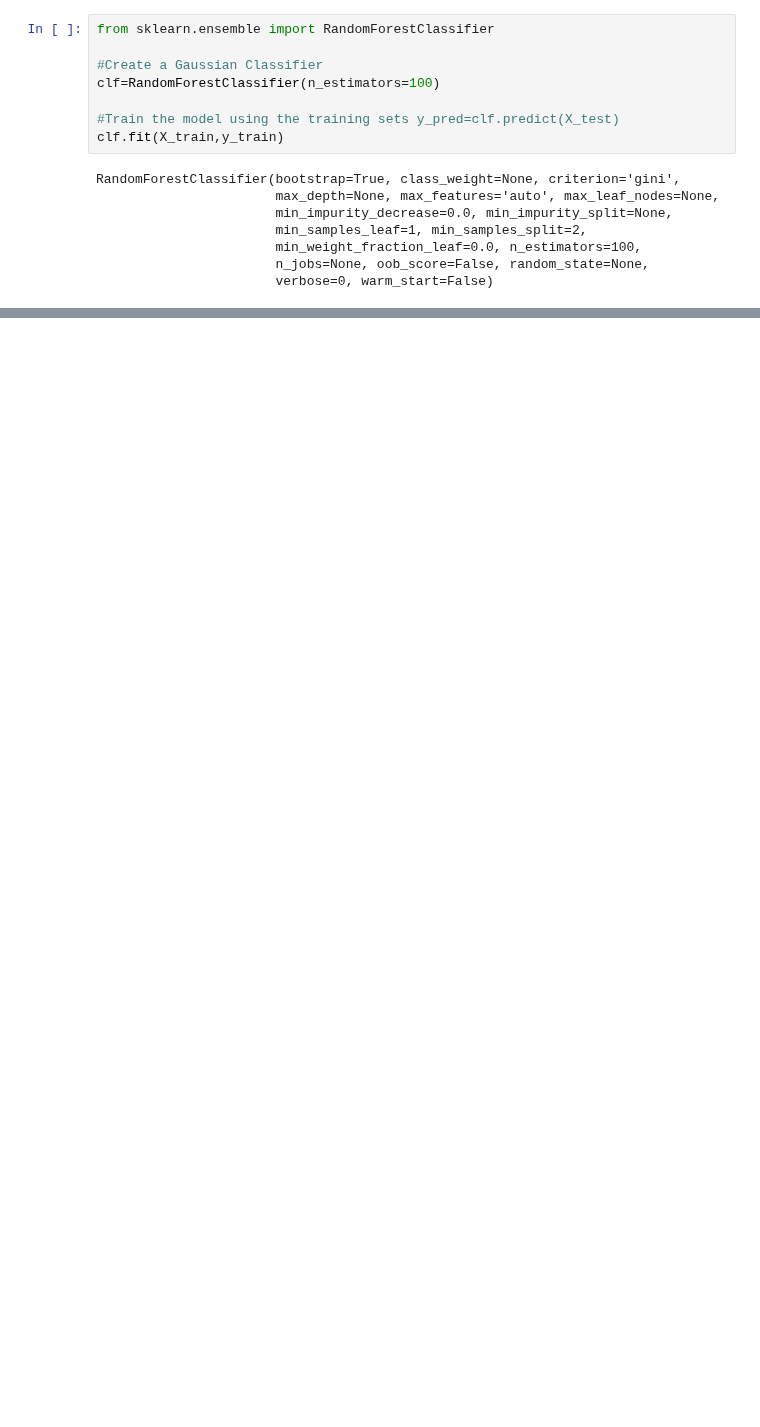
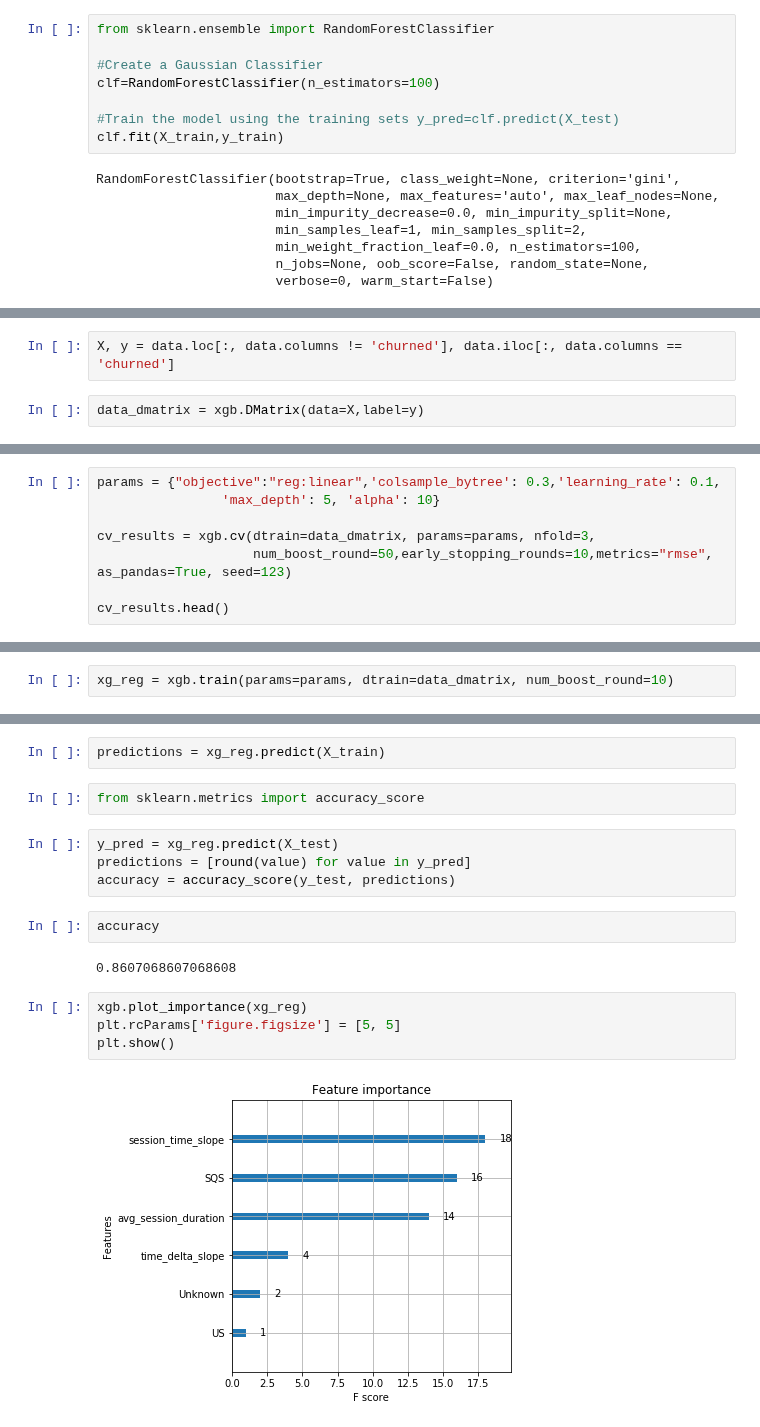
Before and after one commit to prkrishnan1/Simmer_DSS_SP20_Project_1, a Jupyter notebook: DecisionTree_Grace.ipynb, the cells around one changed output, grey strips where cells are left out. Saved outputs shown, nothing was run; the diff lists cells and outputs as text; blank space fills up the shorter version.

```diff
--- a/DecisionTree_Grace.ipynb
+++ b/DecisionTree_Grace.ipynb
@@ -166,0 +179,4 @@ Accuracy at 34 max depth: 0.828175519630485
+# %%
+X, y = data.loc[:, data.columns != 'churned'], data.iloc[:, data.columns == 'churned']
+# %%
+data_dmatrix = xgb.DMatrix(data=X,label=y)
@@ -166,0 +212,8 @@ Accuracy at 34 max depth: 0.828175519630485
+# %%
+params = {"objective":"reg:linear",'colsample_bytree': 0.3,'learning_rate': 0.1,
+                'max_depth': 5, 'alpha': 10}
+
+cv_results = xgb.cv(dtrain=data_dmatrix, params=params, nfold=3,
+                    num_boost_round=50,early_stopping_rounds=10,metrics="rmse", as_pandas=True, seed=123)
+
+cv_results.head()
@@ -166,0 +235,2 @@ Accuracy at 34 max depth: 0.828175519630485
+# %%
+xg_reg = xgb.train(params=params, dtrain=data_dmatrix, num_boost_round=10)
@@ -166,0 +239,18 @@ Accuracy at 34 max depth: 0.828175519630485
+# %%
+predictions = xg_reg.predict(X_train)
+# %%
+from sklearn.metrics import accuracy_score
+# %%
+y_pred = xg_reg.predict(X_test)
+predictions = [round(value) for value in y_pred]
+accuracy = accuracy_score(y_test, predictions)
+# %%
+accuracy
+# %% [output]
+0.8607068607068608
+# %%
+xgb.plot_importance(xg_reg)
+plt.rcParams['figure.figsize'] = [5, 5]
+plt.show()
+# %% [output]
+[figure, added]
```
Also changed, not shown: parts of 18 cells of this notebook.
